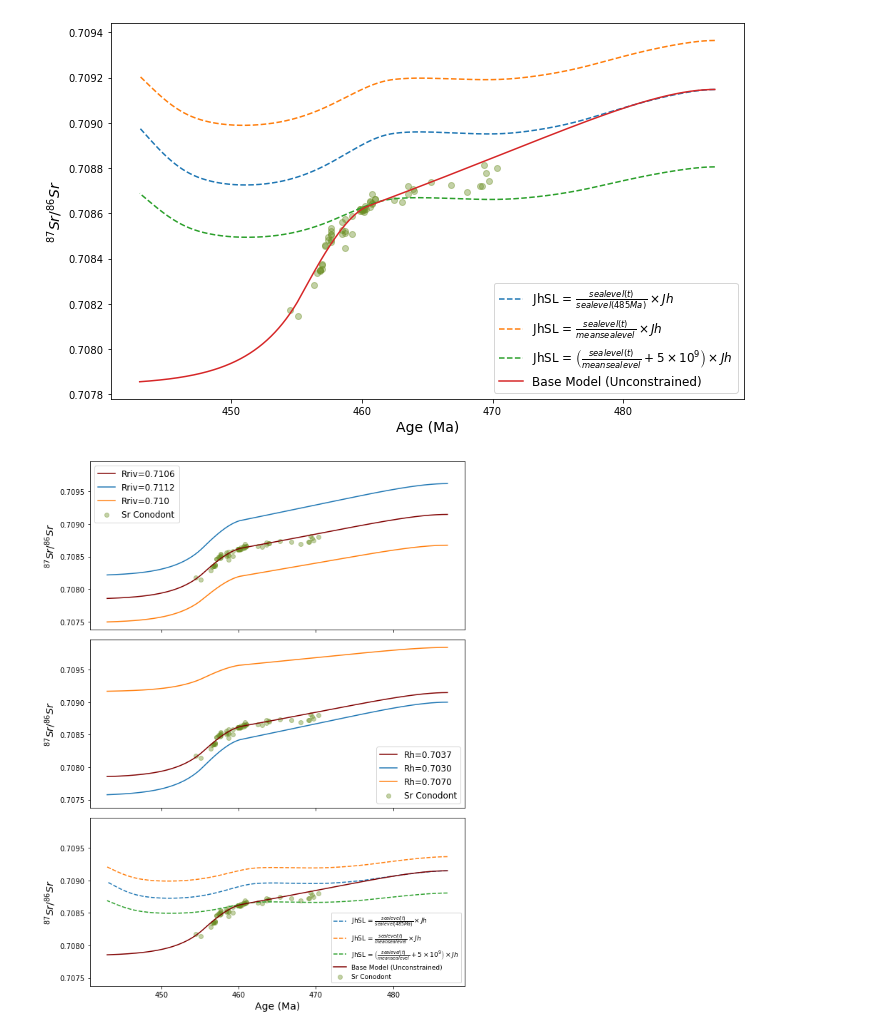
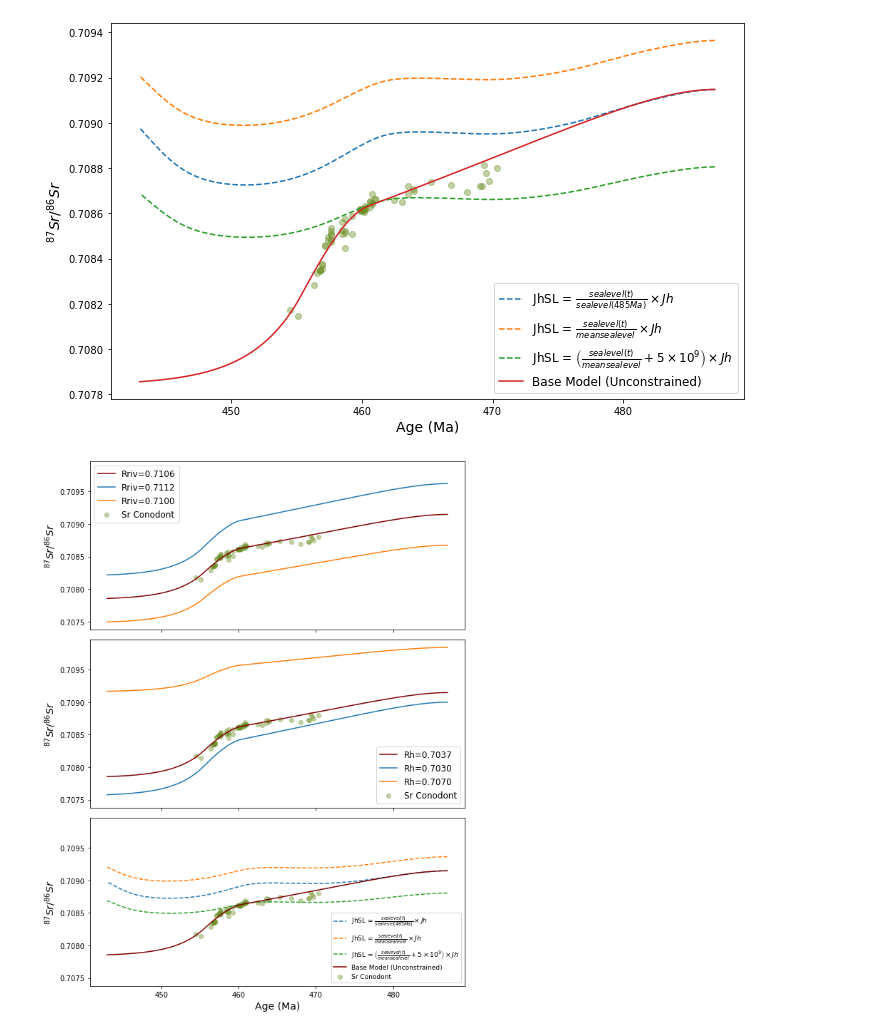
Before and after one commit to datuadiatma/avila_etal_2022, a Jupyter notebook: Notebook/SensitivityAnalyses.ipynb, the cells around one changed output. Saved outputs shown, nothing was run; the diff lists cells and outputs as text; code cells hidden in the pictures.

```diff
--- a/Notebook/SensitivityAnalyses.ipynb
+++ b/Notebook/SensitivityAnalyses.ipynb
@@ -310,32 +310,32 @@ Wall time: 4.32 s
 # plotting combine
 fig, (ax1, ax2, ax3) = plt.subplots(3,1, figsize=(8.5, 11), sharex=True, sharey=True)
 
 ax1.plot(base['age'], base['Rsw'], label='Rriv=0.7106', c='maroon')
 ax1.plot(base_riverine['age'], base_riverine['Rsw'], label='Rriv=0.7112')
-ax1.plot(base_riverine2['age'], base_riverine2['Rsw'], label='Rriv=0.710')
+ax1.plot(base_riverine2['age'], base_riverine2['Rsw'], label='Rriv=0.7100')
 ax1.scatter(SrOrdo['Age20'], SrOrdo['Sr'], c='olivedrab', alpha=0.4, label='Sr Conodont')
 ax1.legend(fontsize=12)
 
 ax2.plot(baseHT['age'], baseHT['Rsw'], label='Rh=0.7037', c='maroon')
 ax2.plot(baseHT_low['age'], baseHT_low['Rsw'], label='Rh=0.7030')
 ax2.plot(baseHT_high['age'], baseHT_high['Rsw'], label='Rh=0.7070')
 ax2.scatter(SrOrdo['Age20'], SrOrdo['Sr'], c='olivedrab', alpha=0.4, label='Sr Conodont')
 ax2.legend(fontsize=12)
 
 ax3.plot(baseSL['age'], baseSL['Rsw'], ls='--',label=r'JhSL = $\frac{sealevel(t)}{sealevel(485Ma)}\times Jh$')
 ax3.plot(baseSL2['age'], baseSL2['Rsw'], ls='--',label=r'JhSL = $\frac{sealevel(t)}{meansealevel}\times Jh$')
 ax3.plot(baseSL3['age'], baseSL3['Rsw'], ls='--',label=r'JhSL = $\left(\frac{sealevel(t)}{meansealevel} + 5\times10^9\right) \times Jh$')
 ax3.plot(base['age'], base['Rsw'], label='Base Model (Unconstrained)', c='maroon')
 ax3.scatter(SrOrdo['Age20'], SrOrdo['Sr'], c='olivedrab', alpha=0.4, label='Sr Conodont')
 ax3.legend(fontsize=9)
 
 for ax in (ax1,ax2,ax3):
     ax.set_ylabel(r'$^{87}Sr/^{86}Sr$', fontsize=14)
 ax3.set_xlabel('Age (Ma)', fontsize=14)
 
 plt.tight_layout()
 
 plt.savefig('../Figure/SensitivityAnalyses/SensitivityAnalyses.pdf')
 plt.savefig('../Figure/SensitivityAnalyses/SensitivityAnalyses.png')
 # %% [output]
-[figure, old version]
+[figure, new version]
```
Also changed, not shown: 2 other files.
